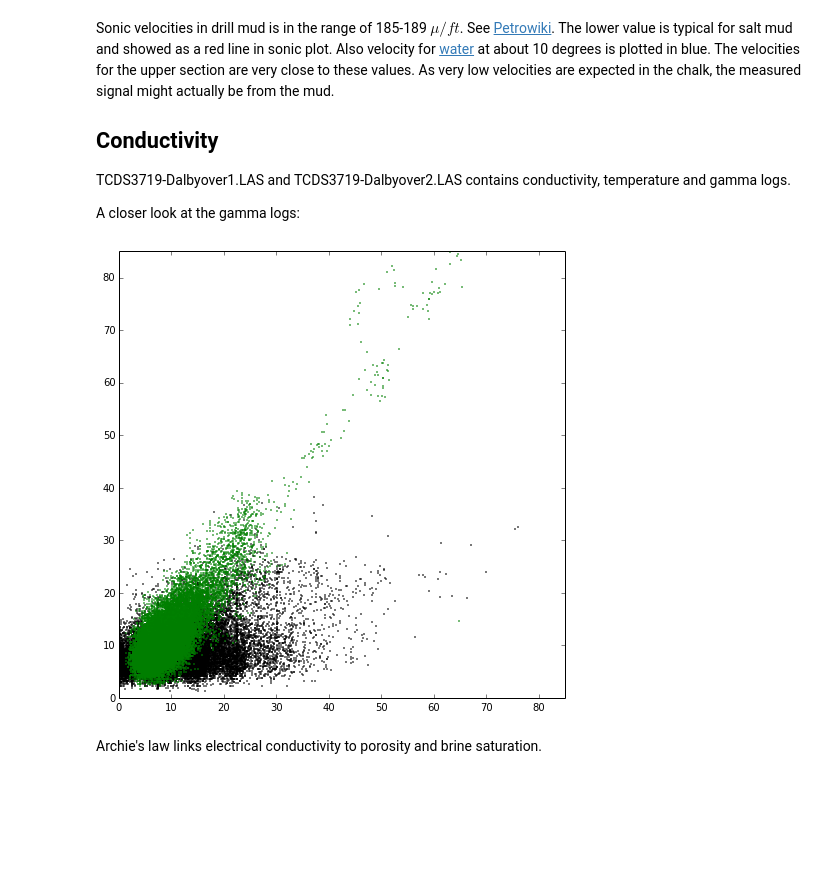
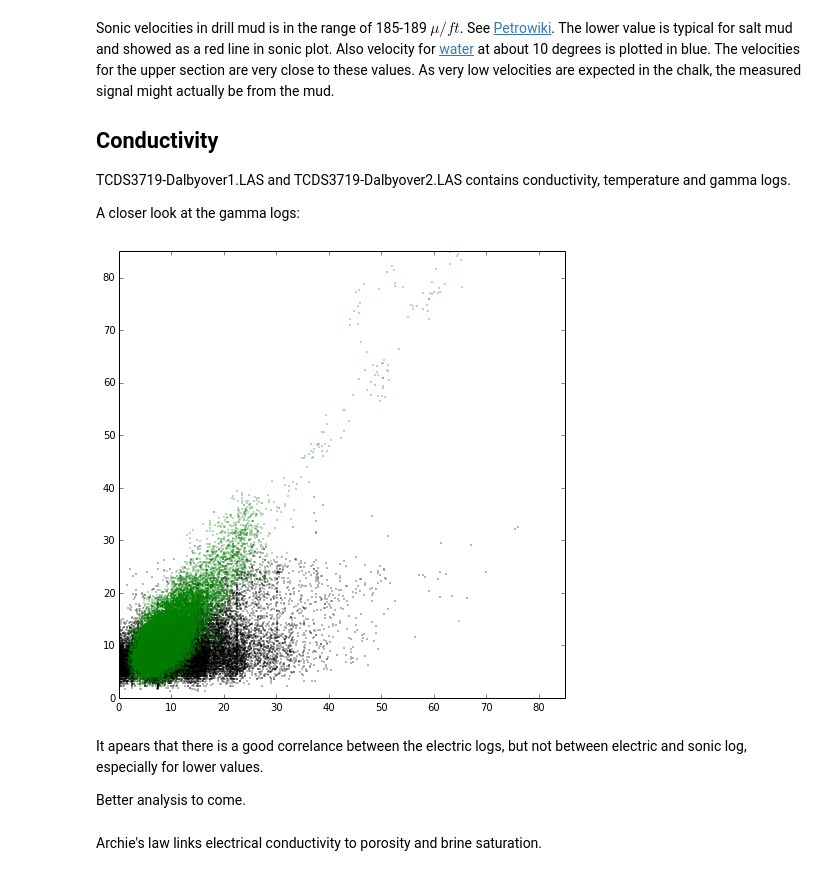
Before and after one commit to TobbeTripitaka/Dalbyover, a Jupyter notebook: Dalbyover sonic log.ipynb, the cells around one changed output. Saved outputs shown, nothing was run; the diff lists cells and outputs as text; code cells hidden in the pictures; blank space fills up the shorter version.

```diff
--- a/Dalbyover sonic log.ipynb
+++ b/Dalbyover sonic log.ipynb
@@ -200,10 +200,10 @@ TCDS3719-Dalbyover1.LAS and TCDS3719-Dalbyover2.LAS contains conductivity, tempe
 A closer look at the gamma logs:
 # %%
 fig = plt.figure(figsize=(8,8))
-plt.plot(data['NGTR'],data['NGAM_E1'], 'k.', alpha = 0.6, markersize=3)
-plt.plot(data['NGAM_E1'],data['NGAM_E2'], 'g.', alpha = 0.6, markersize=3)
+plt.plot(data['NGTR'],data['NGAM_E1'], 'k.', alpha = 0.3, markersize=3)
+plt.plot(data['NGAM_E1'],data['NGAM_E2'], 'g.', alpha = 0.3, markersize=3)
 plt.xlim(0,85)
 plt.ylim(0,85)
 plt.show()
 # %% [output]
-[figure, old version]
+[figure, new version]
@@ -214,3 +210,7 @@ Better analysis to come.
+# %% [markdown]
+It apears that there is a good correlance between the electric logs, but not between electric and sonic log, especially for lower values.
+
+Better analysis to come.
 # %% [markdown]
 Archie's law links electrical conductivity to porosity and brine saturation.
 # %%
```
Also changed, not shown: parts of 10 cells of this notebook.
